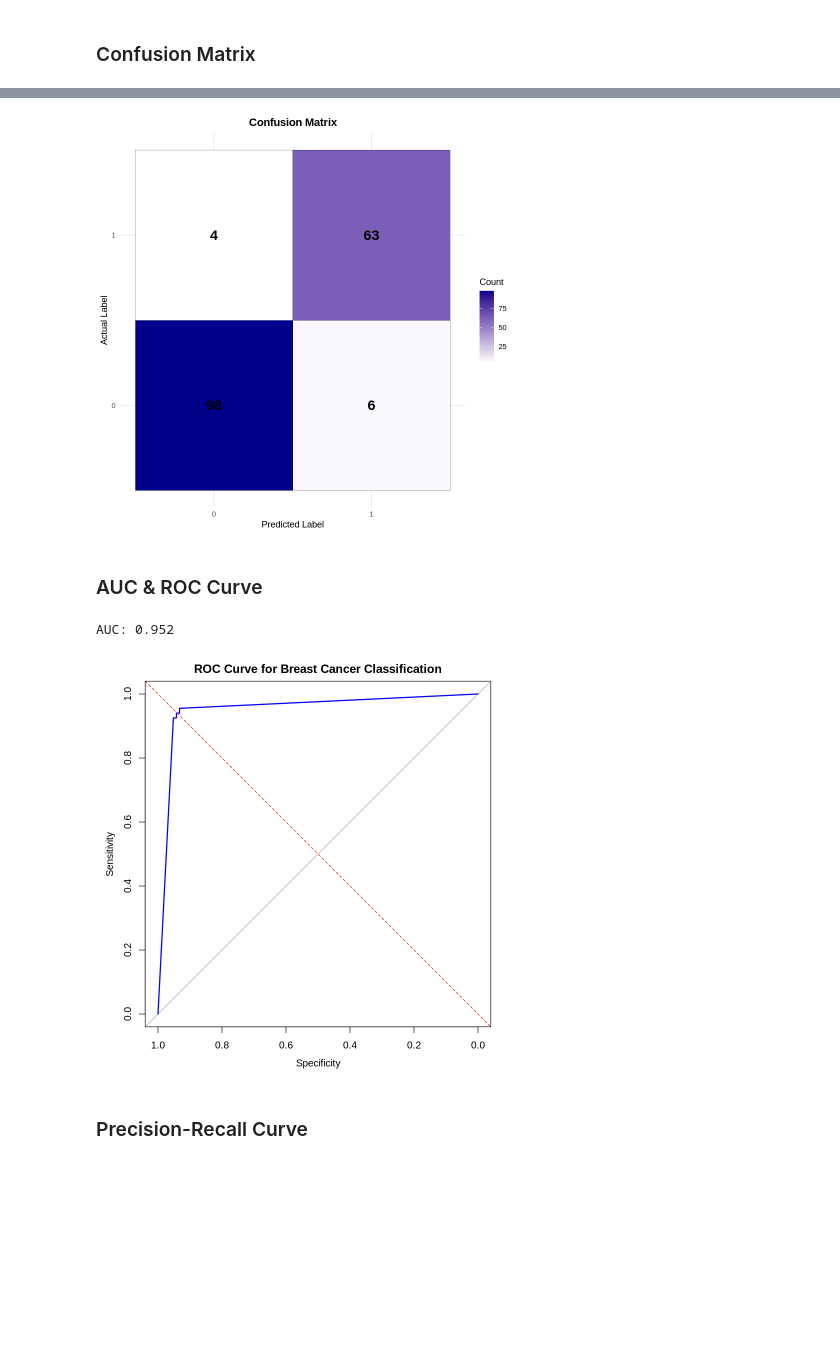
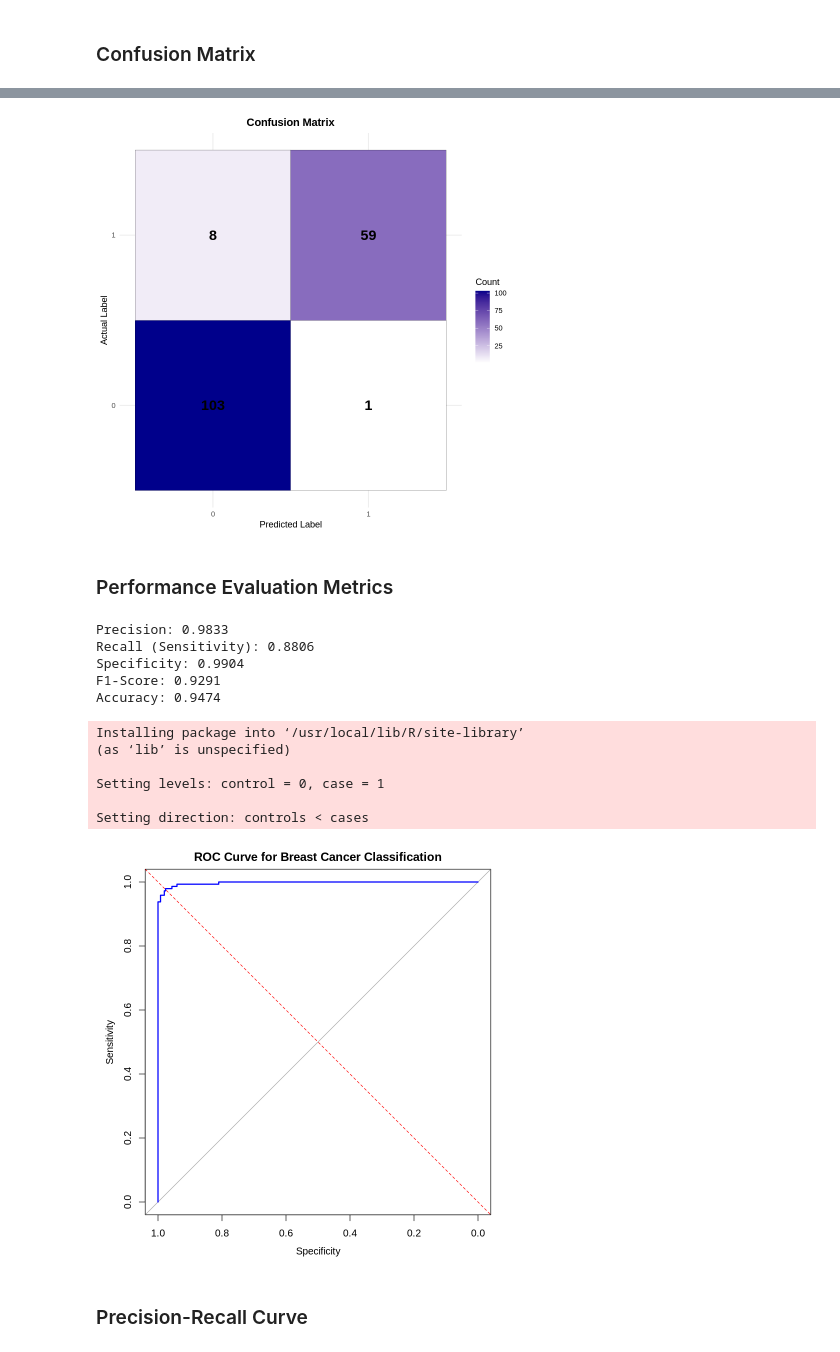
Before and after one commit to SumiranRai/MDSC-Lab, a Jupyter notebook: MDSC-201-Statistical-Methods-Using-R/R_Assignment_6.ipynb, the cells around one changed output, grey strips where cells are left out. Drawn from its saved outputs; the diff is of its cells as text; code cells hidden in the pictures; blank space fills up the shorter version.

```diff
--- a/MDSC-201-Statistical-Methods-Using-R/R_Assignment_6.ipynb
+++ b/MDSC-201-Statistical-Methods-Using-R/R_Assignment_6.ipynb
@@ -224,3 +218,6 @@ Warning message:
+# %%
+# Fitting a Linear Regression Model
+model <- lm(Diagnosis ~ ., data = train_data)
 # %%
 # Predict probabilities on test data
 pred_probs <- predict(model, newdata = test_data, type = "response")
@@ -282,21 +258,46 @@ ggplot(data = cm_df, aes(x = Predicted, y = Actual, fill = Count)) +
   theme_minimal() +
   theme(plot.title = element_text(hjust = 0.5, face = "bold"))
 # %% [output]
-[figure, old version]
+[figure, new version]
-# %% [markdown]
-### AUC & ROC Curve
-# %%
-# AUC
-auc_value <- auc(roc_curve)
-cat("\nAUC:", round(auc_value, 4))
-# %% [output]
-AUC: 0.952
+# %% [markdown]
+### Performance Evaluation Metrics
+# %%
+# Compute Metrics
+precision <- TP / (TP + FP)
+recall <- TP / (TP + FN)
+f1_score <- 2 * (precision * recall) / (precision + recall)
+specificity <- TN / (TN + FP)
+accuracy <- (TP + TN) / (TP + TN + FP + FN)
+
+cat("\nPrecision:", round(precision, 4))
+cat("\nRecall (Sensitivity):", round(recall, 4))
+cat("\nSpecificity:", round(specificity, 4))
+cat("\nF1-Score:", round(f1_score, 4))
+cat("\nAccuracy:", round(accuracy, 4))
+# %% [output]
+Precision: 0.9833
+Recall (Sensitivity): 0.8806
+Specificity: 0.9904
+F1-Score: 0.9291
+Accuracy: 0.9474
 # %%
-# ROC Curve
-plot(roc_curve, col = "blue", main = "ROC Curve for Breast Cancer Classification")
+install.packages("pROC")
+library(pROC)
+
+# Compute ROC curve
+roc_obj <- roc(train_data$Diagnosis, predict(model, train_data, type = "response"))
+
+# Plot ROC curve
+plot(roc_obj, col = "blue", main = "ROC Curve for Breast Cancer Classification")
 abline(a = 0, b = 1, lty = 2, col = "red")  # Diagonal reference line
 # %% [output]
+Installing package into ‘/usr/local/lib/R/site-library’
+(as ‘lib’ is unspecified)
+
+Setting levels: control = 0, case = 1
+
+Setting direction: controls < cases
-[figure, old version]
+[figure, new version]
 # %% [markdown]
 ### Precision-Recall Curve
 # %%
```
Also changed, not shown: parts of 8 cells of this notebook.
